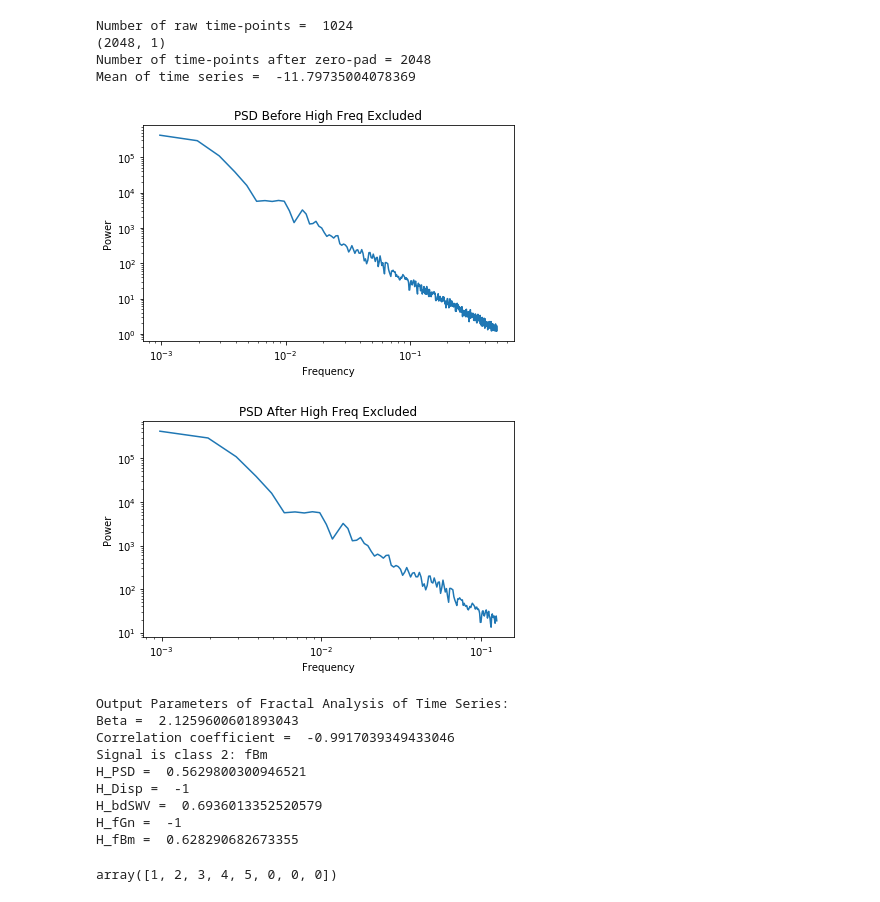
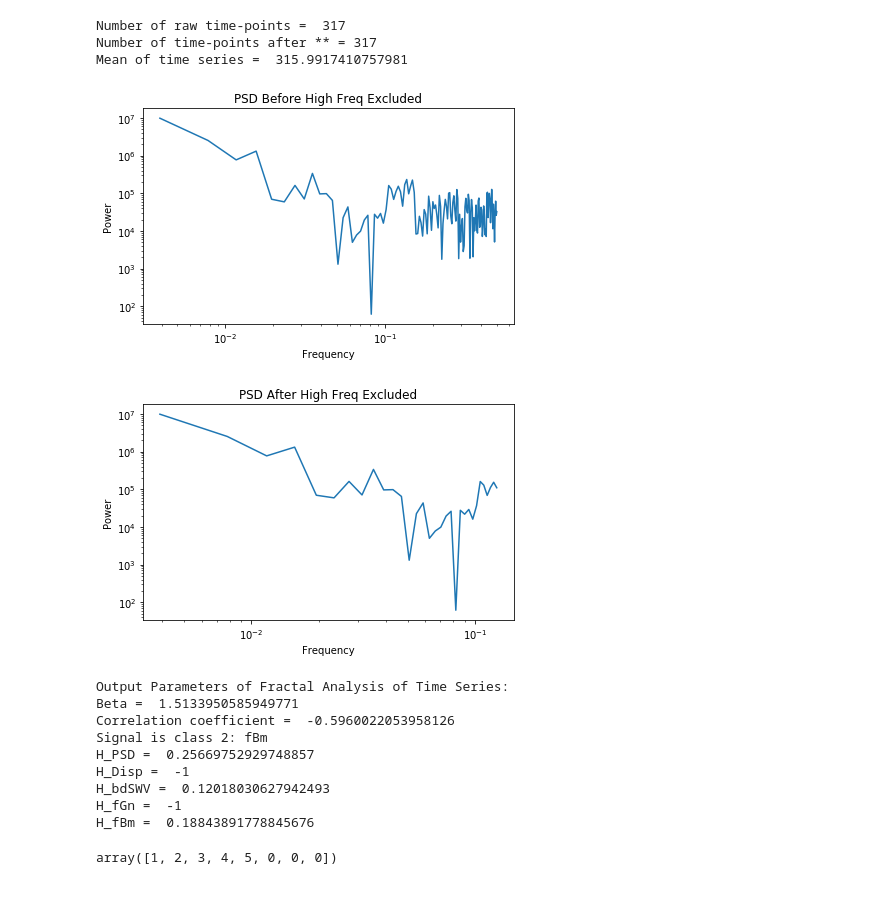
Before and after one commit to WeberLab/FractalDimension, a Jupyter notebook: Eke_Fractool_Python.ipynb, the cells around one changed output. Drawn from its saved outputs; the diff is of its cells as text; code cells hidden in the pictures.

```diff
--- a/Eke_Fractool_Python.ipynb
+++ b/Eke_Fractool_Python.ipynb
@@ -1,47 +1,46 @@
 # %%
 #Load signal from sample fMRI (SCI_Pilot_08)
 #these signals have a grey mask applied
 fbm_sample = np.loadtxt(fname="Test_Signals/sig_fbm_sample.csv", delimiter =",")
 fgn_sample = np.loadtxt(fname="Test_Signals/sig_fGn_sample.csv", delimiter =",")
 SSC_fbm_sample = np.loadtxt(fname="Test_Signals/sig_SSC_fBm_sample.csv", delimiter =",")
 SSC_fgn_sample = np.loadtxt(fname="Test_Signals/sig_SSC_fgn_sample.csv", delimiter =",")
 noclass_sample = np.loadtxt(fname="Test_Signals/sig_noclass_sample.csv", delimiter =",")
 
 #turn 1D array into 2D array and transpose so single column vector
 fbm_sample_T = np.reshape(fbm_sample,(fbm_sample.size, 1))
 fgn_sample_T = np.reshape(fgn_sample,(fgn_sample.size, 1))
 SSC_fbm_sample_T = np.reshape(SSC_fbm_sample,(SSC_fbm_sample.size, 1))
 SSC_fgn_sample_T = np.reshape(SSC_fgn_sample,(SSC_fgn_sample.size, 1))
 noclass_sample_T = np.reshape(noclass_sample,(noclass_sample.size, 1))
 
 
 #functioncall
-#FracTool(noclass_sample_T)
+FracTool(SSC_fbm_sample_T)
 
 
 #Loads fbm signal of known Hurst coeffecient
 #Hurst coeff is 0.7 and signal has 1024 timepoints
 fBm_knownH = np.loadtxt(fname="Test_Signals/sig_fbm_knownH.csv", delimiter =",")
 #turn 1D array into 2D array and transpose so single column vector
 fBm_knownH_T = np.reshape(fBm_knownH,(fBm_knownH.size, 1))
 #function call
-FracTool(fBm_knownH_T)
+#FracTool(fBm_knownH_T)
 # %% [output]
-Number of raw time-points =  1024
-(2048, 1)
-Number of time-points after zero-pad = 2048
-Mean of time series =  -11.79735004078369
+Number of raw time-points =  317
+Number of time-points after ** = 317
+Mean of time series =  315.9917410757981
-[figure, old version]
+[figure, new version]
-[figure, old version]
+[figure, new version]
 Output Parameters of Fractal Analysis of Time Series:
-Beta =  2.1259600601893043
-Correlation coefficient =  -0.9917039349433046
+Beta =  1.5133950585949771
+Correlation coefficient =  -0.5960022053958126
 Signal is class 2: fBm
-H_PSD =  0.5629800300946521
+H_PSD =  0.25669752929748857
 H_Disp =  -1
-H_bdSWV =  0.6936013352520579
+H_bdSWV =  0.12018030627942493
 H_fGn =  -1
-H_fBm =  0.628290682673355
+H_fBm =  0.18843891778845676
 # %%
 import numpy as np
 import matplotlib.pyplot as plt
```
Also changed, not shown: parts of 1 cell of this notebook.
